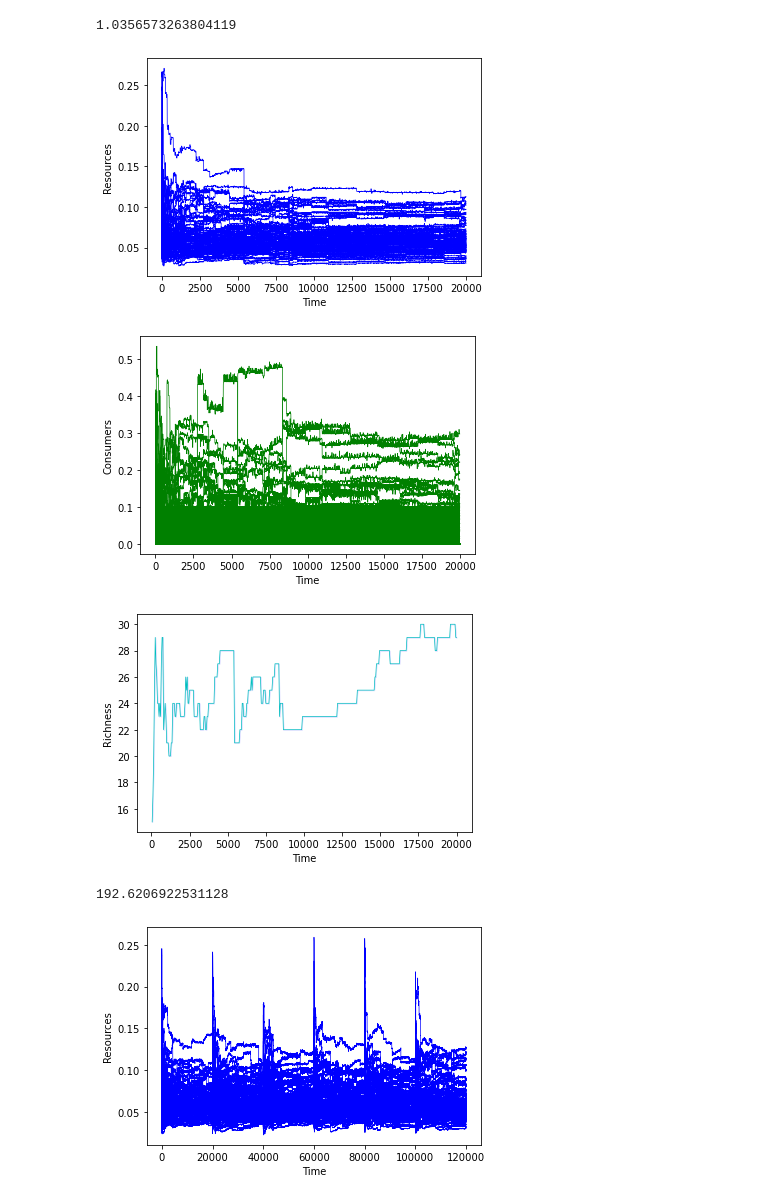
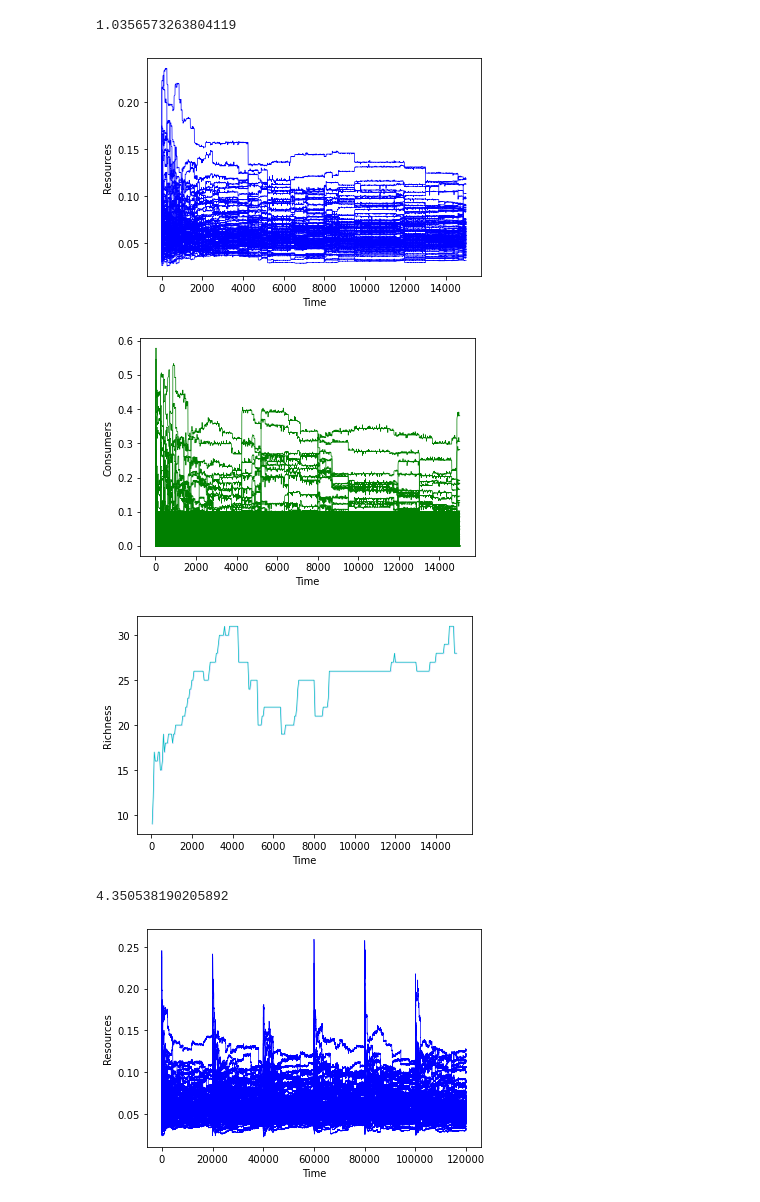
Before and after one commit to DaniDuan/CMEEProject, a Jupyter notebook: code/temp_microbial_CUE.ipynb, the cells around one changed output. Drawn from its saved outputs; the diff is of its cells as text; code cells hidden in the pictures.

```diff
--- a/code/temp_microbial_CUE.ipynb
+++ b/code/temp_microbial_CUE.ipynb
@@ -556,37 +546,37 @@ print((time.time() - start)/60)
 # %%
 import time
 start = time.time()
 
 from plots import plot_con_res_CUE
 import numpy as np
 
 ########## Setting Parameters ###########
-N = 100 # Number of consumers
+N = 50 # Number of consumers
 M = 100 # Number of resources
 
 # Temperature params
 T = 273.15 + 25 # Temperature
 Tref = 273.15 # Reference temperature Kelvin, 0 degrees C
 Ma = 1 # Mass
 Ea_D = np.repeat(3.5,N) # Deactivation energy
 
 # Assembly
 ass = 1 # Assembly times at each temperature
-tv = 400 # immigration times inside one assembly
+tv = 300 # immigration times inside one assembly
 t_fin = 50 # Number of time steps for each temperature
 x0 = np.concatenate((np.full([N], (0.1)),np.full([M], (0.1)))) # Starting concentration for resources and consumers
 typ = 1 # Functional response, Type I or II
 K = 0.5 # Half saturation constant for Monod equation(Type II)
 
 ########## Running Model ###########
 plot_con_res_CUE(t_fin, N, M, T, Tref, Ma, ass, tv, x0, Ea_D, typ, K)
 
 print((time.time() - start)/60)
 # %% [output]
-[figure, old version]
+[figure, new version]
-[figure, old version]
+[figure, new version]
-[figure, old version]
+[figure, new version]
-192.6206922531128
+4.350538190205892
 # %%
 from plots import plot_con_res_CUE
 import numpy as np
```
Also changed, not shown: parts of 4 cells of this notebook, 4 other files.
